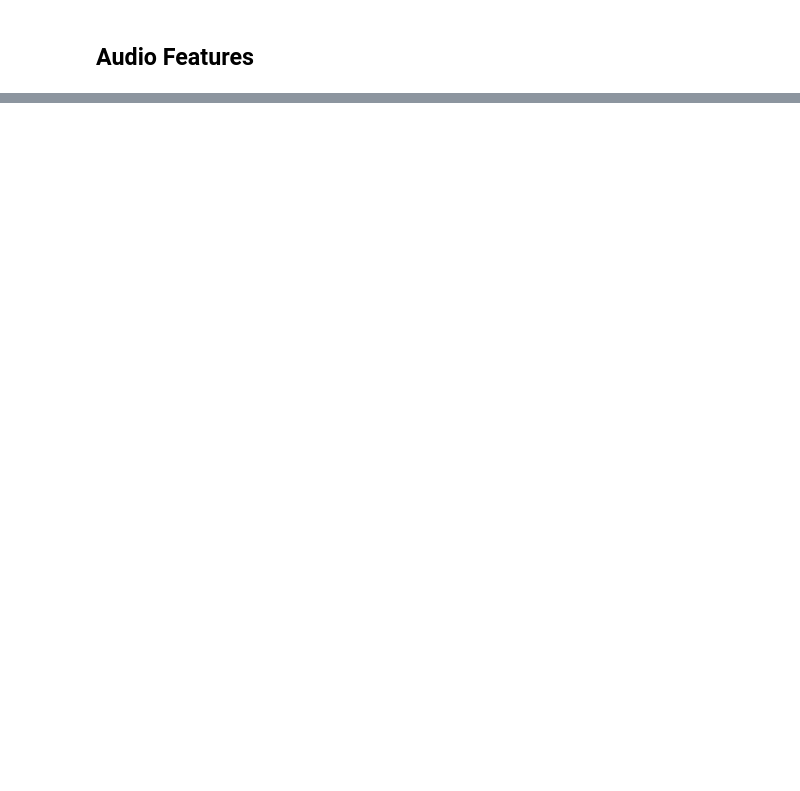
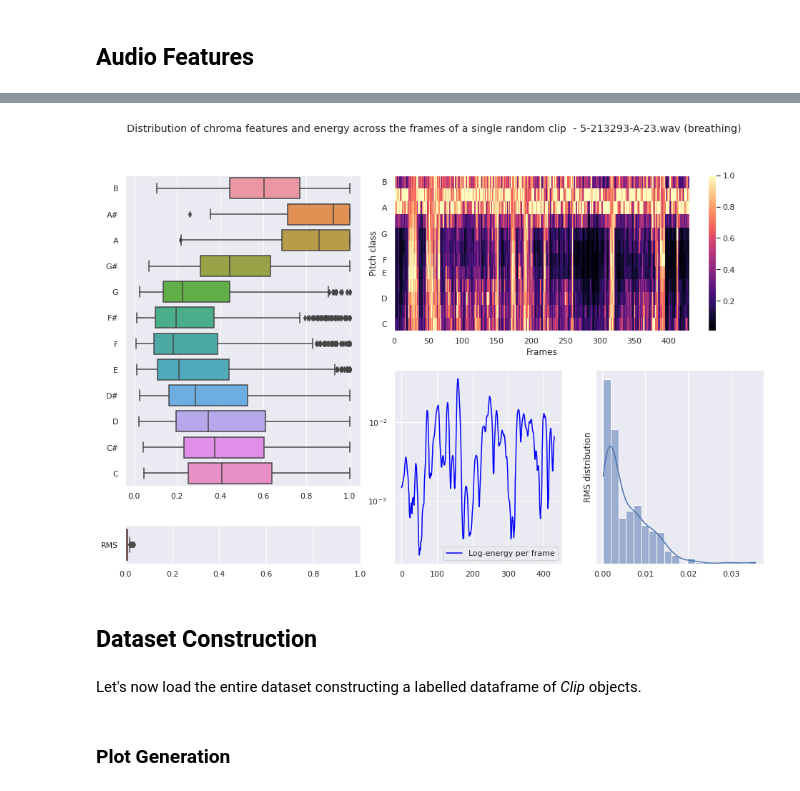
Before and after one commit to MattiaPujatti/Environmental-Sound-Classification, a Jupyter notebook: Environmental Sound Classification.ipynb, the cells around one changed output, grey strips where cells are left out. Cells and saved outputs as stored; diff of their text form; code cells hidden in the pictures; blank space fills up the shorter version.

```diff
--- a/Environmental Sound Classification.ipynb
+++ b/Environmental Sound Classification.ipynb
@@ -455,0 +567,38 @@ macro_categories = {'Animals'                              : [i for i in range(1
+# %%
+fig = plt.figure(figsize=(16,10))
+ax = [0]*5
+fig.suptitle('Distribution of chroma features and energy across the frames of a single random clip  - ' +
+             rnd_clip.clipname + ' (' + rnd_clip.category + ')' )
+
+grid = GridSpec(10, 10, wspace=1, hspace=0.01)
+ax[0] = fig.add_subplot(grid[0:8, :4])
+ax[1] = fig.add_subplot(grid[9  , :4])
+ax[2] = fig.add_subplot(grid[ :4,4: ])
+ax[3] = fig.add_subplot(grid[5: ,4:7])
+ax[4] = fig.add_subplot(grid[5: ,7:])
+
+RMS = pd.DataFrame(rnd_clip.features['energy'][0], columns=['RMS'])
+CHROMA = pd.DataFrame(rnd_clip.features['chromagram'].T,
+                      columns=['C', 'C#', 'D', 'D#', 'E', 'F', 'F#', 'G', 'G#', 'A', 'A#' , 'B'])
+
+sns.boxplot(data=CHROMA, orient='h', order=list(reversed(CHROMA.columns)), ax=ax[0])
+
+sns.boxplot(data=RMS, orient='h', color='red', ax=ax[1])
+ax[1].set_xlim(0,1);
+
+img = librosa.display.specshow(rnd_clip.features['chromagram'], y_axis='chroma', x_axis='frames', ax=ax[2])
+fig.colorbar(img, ax=ax[2])
+
+sns.lineplot(x=np.arange(431), y=rnd_clip.features['energy'][0], ax=ax[3], color='blue',
+             label='Log-energy per frame')
+ax[3].set_yscale('log')
+
+sns.histplot(rnd_clip.features['energy'][0], kde=True, stat='density', ax=ax[4])
+ax[4].set_ylabel('RMS distribution')
+ax[4].set_yticks([]);
+# %% [output]
+[figure, added]
+# %% [markdown]
+## Dataset Construction
+# %% [markdown]
+Let's now load the entire dataset constructing a labelled dataframe of _Clip_ objects.
@@ -455,0 +619,2 @@ macro_categories = {'Animals'                              : [i for i in range(1
+# %% [markdown]
+### Plot Generation
```
Also changed, not shown: parts of 66 cells of this notebook, 4 other files.
